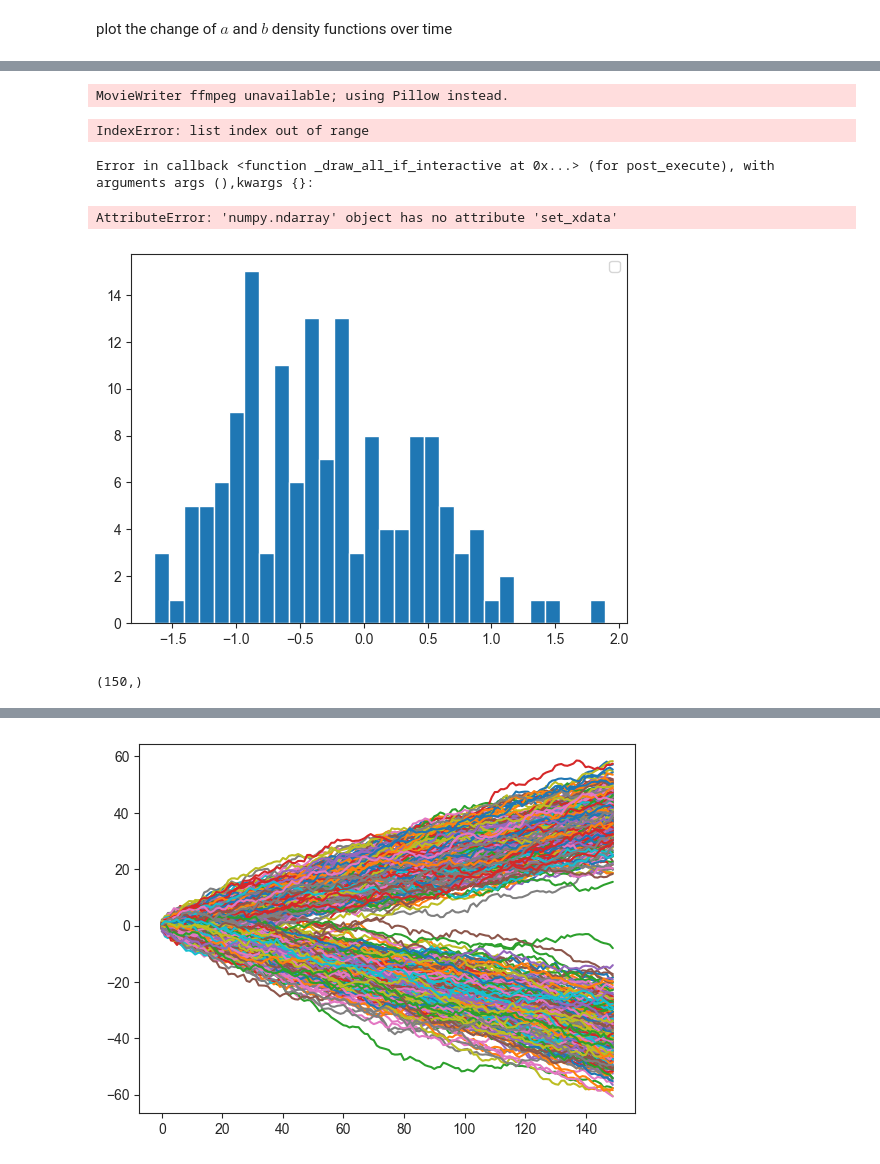
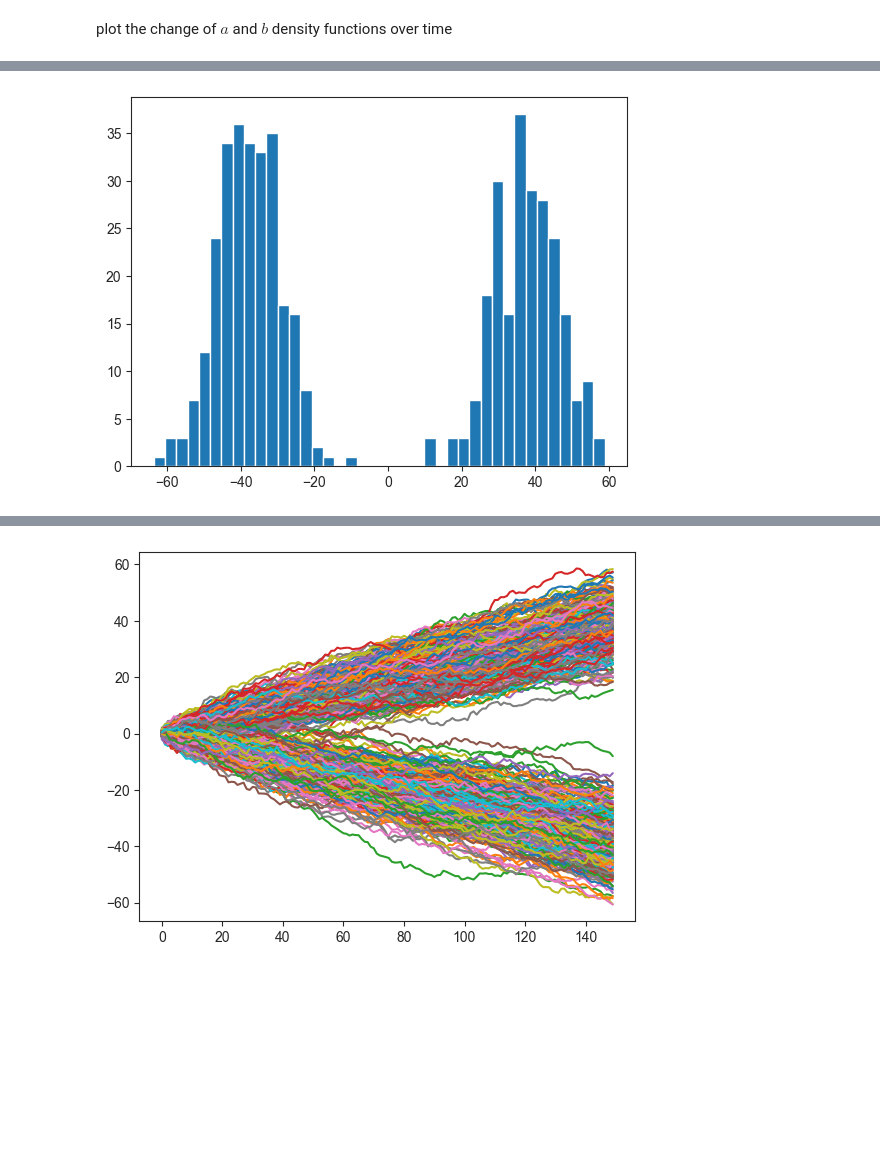
Before and after one commit to AlexInselmann/quantum-sensing, a Jupyter notebook: von Neumann.ipynb, the cells around one changed output, grey strips where cells are left out. Saved outputs shown, nothing was run; the diff lists cells and outputs as text; code cells hidden in the pictures; blank space fills up the shorter version.

```diff
--- a/von Neumann.ipynb
+++ b/von Neumann.ipynb
@@ -285,40 +219,7 @@ plt.hist(np.sum(X_ensembe_weak[:0,:],axis=0), bins =30)
-# %%
-
-#plt.hist(np.sum(X_ensembe_weak,axis=1), bins =30)
-#plt.show()
-
-from matplotlib.animation import FuncAnimation
-from IPython.display import Image
-
-sim = np.random.randint(0,N_sim)
-
-fig, ax = plt.subplots()
-hist = ax.hist(np.sum(X_ensembe_weak[:1,:],axis=0), bins =30)
-plt.legend()
-
-
-def animate(i):
-
-    ax.set_xdata(np.sum(X_ensembe_weak[:sim,:],axis=1))
-
-    return hist,
-
-
-
-ani = FuncAnimation(fig = fig,func = animate, frames=np.arange(N_sim), interval=1)
-ani.save("movie1.gif")
-plt.close()
-
-display(Image(data=open('movie1.gif','rb').read(), format='png'))
-# %% [output]
-MovieWriter ffmpeg unavailable; using Pillow instead.
-IndexError: list index out of range
-Error in callback <function _draw_all_if_interactive at 0x...> (for post_execute), with arguments args (),kwargs {}:
-AttributeError: 'numpy.ndarray' object has no attribute 'set_xdata'
-[figure, removed]
-# %%
-X_ensembe_weak[i].shape
-# %% [output]
-(150,)
+# %%
+plt.hist(X_ensembe_weak.sum(axis=1),bins=40)
+plt.show()
+# %% [output]
+[figure, added]
 # %%
 plt.plot(t_span[:-1], X_ensembe_weak[0], '.')
```
Also changed, not shown: parts of 13 cells of this notebook, 1 other file.
